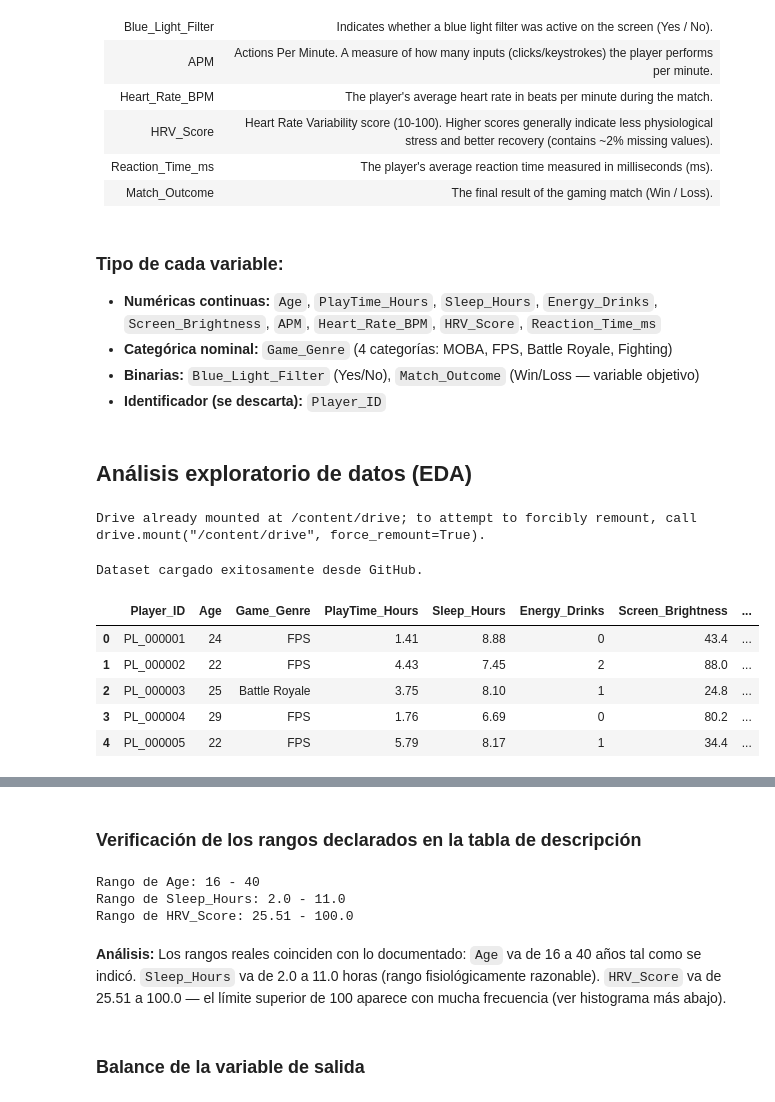
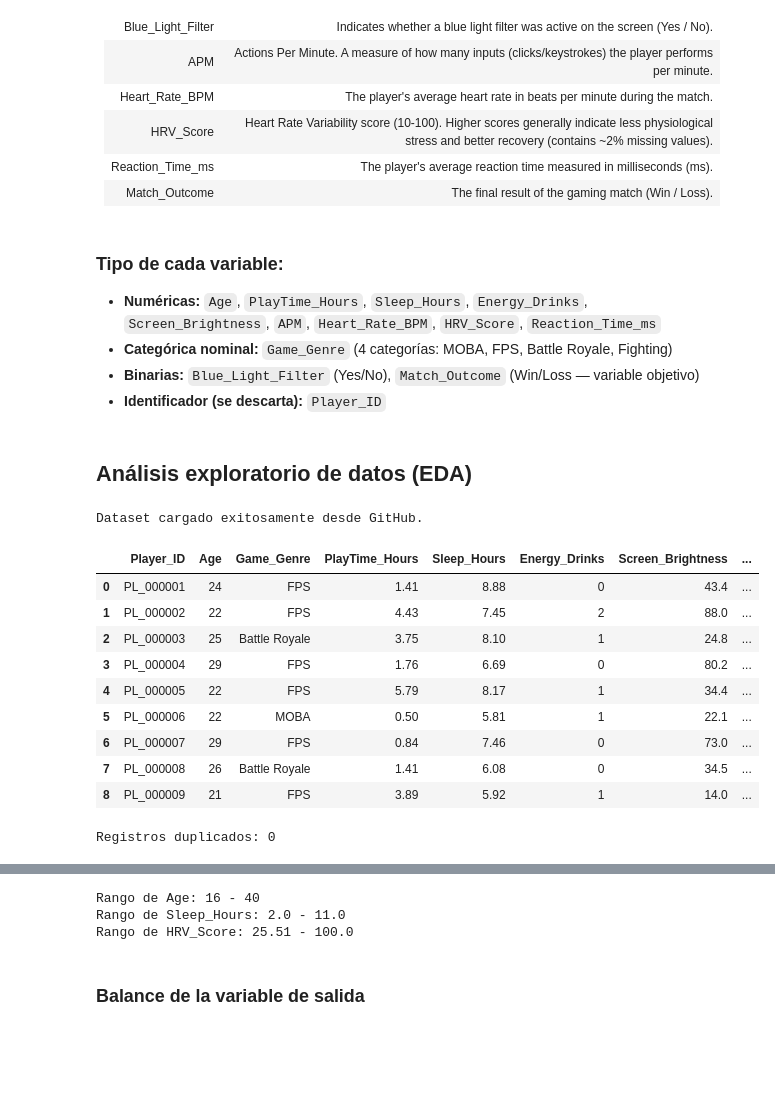
Before and after one commit to jfpa11100/E-Sports-ML, a Jupyter notebook: notebook.ipynb, the cells around one changed output, grey strips where cells are left out. Saved outputs shown, nothing was run; the diff lists cells and outputs as text; code cells hidden in the pictures; blank space fills up the shorter version.

Commit message:
Comparación entre modelos

```diff
--- a/notebook.ipynb
+++ b/notebook.ipynb
@@ -47,7 +47,7 @@ El dataset mide cómo métricas biológicas como el ritmo cardíaco, la fatiga y
 # %% [markdown]
 ### **Tipo de cada variable:**
 
-- **Numéricas continuas:** `Age`, `PlayTime_Hours`, `Sleep_Hours`, `Energy_Drinks`, `Screen_Brightness`, `APM`, `Heart_Rate_BPM`, `HRV_Score`, `Reaction_Time_ms`
+- **Numéricas:** `Age`, `PlayTime_Hours`, `Sleep_Hours`, `Energy_Drinks`, `Screen_Brightness`, `APM`, `Heart_Rate_BPM`, `HRV_Score`, `Reaction_Time_ms`
 - **Categórica nominal:** `Game_Genre` (4 categorías: MOBA, FPS, Battle Royale, Fighting)
 - **Binarias:** `Blue_Light_Filter` (Yes/No), `Match_Outcome` (Win/Loss — variable objetivo)
 - **Identificador (se descarta):** `Player_ID`
@@ -60,32 +60,37 @@ import matplotlib.pyplot as plt
 import seaborn as sns
 import os
-# %%
-# Montar Google Drive
-from google.colab import drive
-drive.mount('/content/drive')
-# %% [output]
-Drive already mounted at /content/drive; to attempt to forcibly remount, call drive.mount("/content/drive", force_remount=True).
 # %%
-url_csv = "https://raw.githubusercontent.com/jfpa11100/E-Sports-ML/main/data/esports_gaming_biometrics_250k.csv"
+import os
+import pandas as pd
+
+dataset_url = 'https://raw.githubusercontent.com/jfpa11100/E-Sports-ML/main/data/esports_gaming_biometrics_250k.csv'
 
 try:
-    df = pd.read_csv(url_csv)
+    df = pd.read_csv(dataset_url)
     print("Dataset cargado exitosamente desde GitHub.")
-    display(df.head())
+    display(df.head(9))
 except Exception as e:
     print(f"Error al cargar el dataset desde GitHub: {e}")
     df = pd.DataFrame()
 # %% [output]
 Dataset cargado exitosamente desde GitHub.
 |  | Player_ID | Age | Game_Genre | PlayTime_Hours | Sleep_Hours | Energy_Drinks | Screen_Brightness | ... |
 | 0 | PL_000001 | 24 | FPS | 1.41 | 8.88 | 0 | 43.4 | ... |
 | 1 | PL_000002 | 22 | FPS | 4.43 | 7.45 | 2 | 88.0 | ... |
 | 2 | PL_000003 | 25 | Battle Royale | 3.75 | 8.10 | 1 | 24.8 | ... |
 | 3 | PL_000004 | 29 | FPS | 1.76 | 6.69 | 0 | 80.2 | ... |
 | 4 | PL_000005 | 22 | FPS | 5.79 | 8.17 | 1 | 34.4 | ... |
+| 5 | PL_000006 | 22 | MOBA | 0.50 | 5.81 | 1 | 22.1 | ... |
+| 6 | PL_000007 | 29 | FPS | 0.84 | 7.46 | 0 | 73.0 | ... |
+| 7 | PL_000008 | 26 | Battle Royale | 1.41 | 6.08 | 0 | 34.5 | ... |
+| 8 | PL_000009 | 21 | FPS | 3.89 | 5.92 | 1 | 14.0 | ... |
 # %%
-# Eliminamos el Player_ID ya que no aporta al modelo
+# Eliminamos el Player ID ya que no aporta al modelo
 df = df.drop(columns=['Player_ID'], errors='ignore')
+
+print(f"Registros duplicados: {df.duplicated().sum()}")
+# %% [output]
+Registros duplicados: 0
 # %%
 df.describe()
 # %% [output]
@@ -98,8 +103,6 @@ df.describe()
 | 50% | 23.000000 | 1.730000 | 6.500000 | 1.000000 | 54.900000 | 192.000000 | 84.000000 | ... |
 | 75% | 25.000000 | 3.470000 | 7.510000 | 1.000000 | 77.400000 | 263.000000 | 90.000000 | ... |
 | max | 40.000000 | 12.000000 | 11.000000 | 4.000000 | 100.000000 | 563.000000 | 129.000000 | ... |
-# %% [markdown]
-### **Verificación de los rangos declarados en la tabla de descripción**
 # %%
 print("Rango de Age:", df['Age'].min(), "-", df['Age'].max())
 print("Rango de Sleep_Hours:", df['Sleep_Hours'].min(), "-", df['Sleep_Hours'].max())
@@ -108,10 +111,6 @@ print("Rango de HRV_Score:", df['HRV_Score'].min(), "-", df['HRV_Score'].max())
 Rango de Age: 16 - 40
 Rango de Sleep_Hours: 2.0 - 11.0
 Rango de HRV_Score: 25.51 - 100.0
-# %% [markdown]
-**Análisis:** Los rangos reales coinciden con lo documentado: `Age` va de 16 a 40 años tal como se indicó.
-`Sleep_Hours` va de 2.0 a 11.0 horas (rango fisiológicamente razonable). `HRV_Score` va de 25.51 a 100.0 — el
-límite superior de 100 aparece con mucha frecuencia (ver histograma más abajo).
 # %% [markdown]
 ### **Balance de la variable de salida**
 # %%
```
Also changed, not shown: parts of 23 cells of this notebook.
